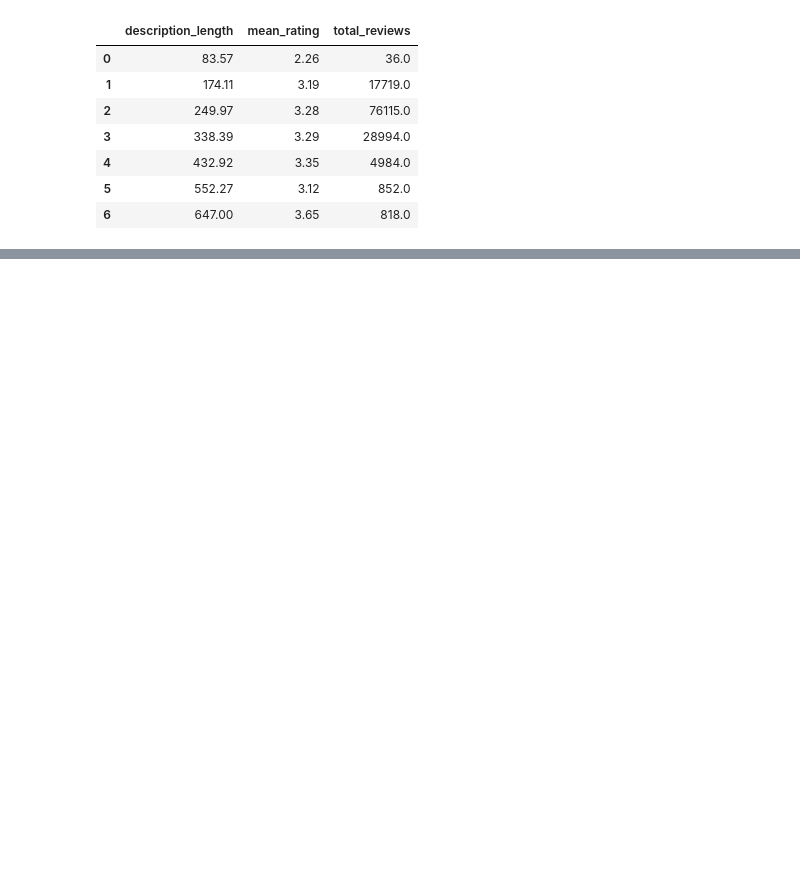
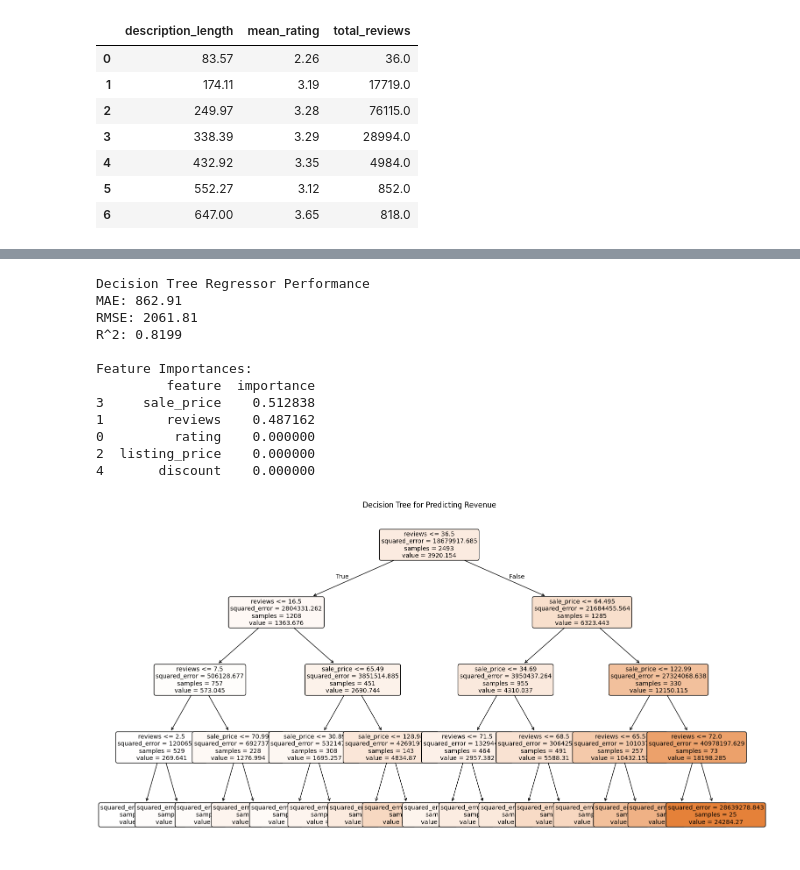
Before and after one commit to WillHDev/Nike_VS._Addidas, a Jupyter notebook: main.ipynb, the cells around one changed output, grey strips where cells are left out. Saved outputs shown, nothing was run; the diff lists cells and outputs as text; code cells hidden in the pictures; blank space fills up the shorter version.

Commit message:
decision tree done

```diff
--- a/main.ipynb
+++ b/main.ipynb
@@ -391,0 +463,79 @@ description_lengths
+# %%
+from sklearn.model_selection import train_test_split
+from sklearn.tree import DecisionTreeRegressor, plot_tree
+from sklearn.metrics import mean_absolute_error, mean_squared_error, r2_score
+import matplotlib.pyplot as plt
+import numpy as np
+import pandas as pd
+
+# Select features and target
+features = ['rating', 'reviews', 'listing_price', 'sale_price', 'discount']
+X = df[features].copy()
+y = df['revenue'].copy()
+
+# Drop rows with missing values in selected columns
+model_df = pd.concat([X, y], axis=1).dropna()
+X = model_df[features]
+y = model_df['revenue']
+
+# Train/test split
+X_train, X_test, y_train, y_test = train_test_split(
+    X, y, test_size=0.2, random_state=42
+)
+
+# Train decision tree regressor
+tree_model = DecisionTreeRegressor(
+    max_depth=4,
+    min_samples_split=20,
+    min_samples_leaf=10,
+    random_state=42
+)
+tree_model.fit(X_train, y_train)
+
+# Predictions
+y_pred = tree_model.predict(X_test)
+
+# Evaluation
+mae = mean_absolute_error(y_test, y_pred)
+rmse = np.sqrt(mean_squared_error(y_test, y_pred))
+r2 = r2_score(y_test, y_pred)
+
+print("Decision Tree Regressor Performance")
+print(f"MAE: {mae:.2f}")
+print(f"RMSE: {rmse:.2f}")
+print(f"R^2: {r2:.4f}")
+
+# Feature importance
+importance_df = pd.DataFrame({
+    'feature': features,
+    'importance': tree_model.feature_importances_
+}).sort_values('importance', ascending=False)
+
+print("\nFeature Importances:")
+print(importance_df)
+
+# Plot the tree
+plt.figure(figsize=(18,10))
+plot_tree(
+    tree_model,
+    feature_names=features,
+    filled=True,
+    rounded=True,
+    fontsize=10
+)
+plt.title("Decision Tree for Predicting Revenue")
+plt.show()
+# %% [output]
+Decision Tree Regressor Performance
+MAE: 862.91
+RMSE: 2061.81
+R^2: 0.8199
+
+Feature Importances:
+         feature  importance
+3     sale_price    0.512838
+1        reviews    0.487162
+0         rating    0.000000
+2  listing_price    0.000000
+4       discount    0.000000
+[figure, added]
```
Also changed, not shown: parts of 6 cells of this notebook.
